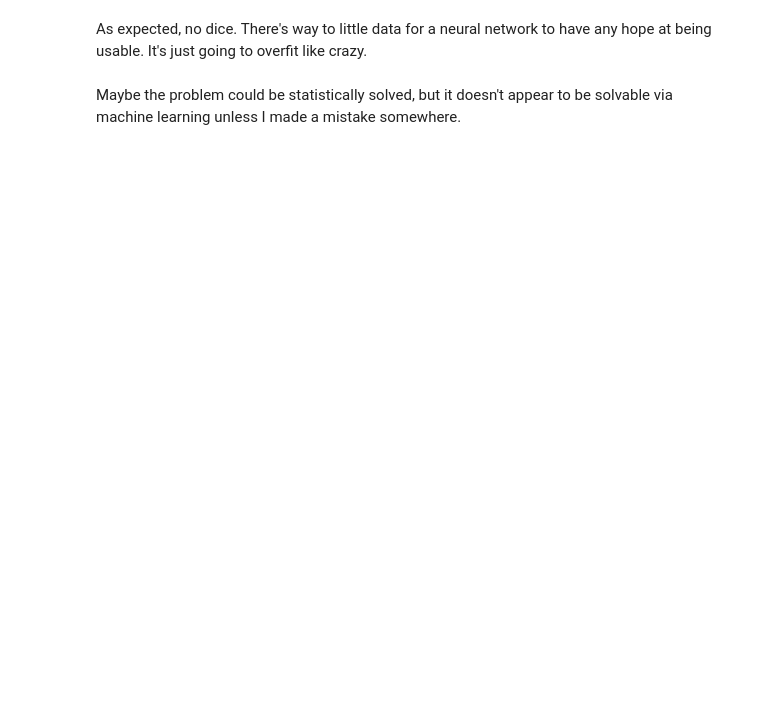
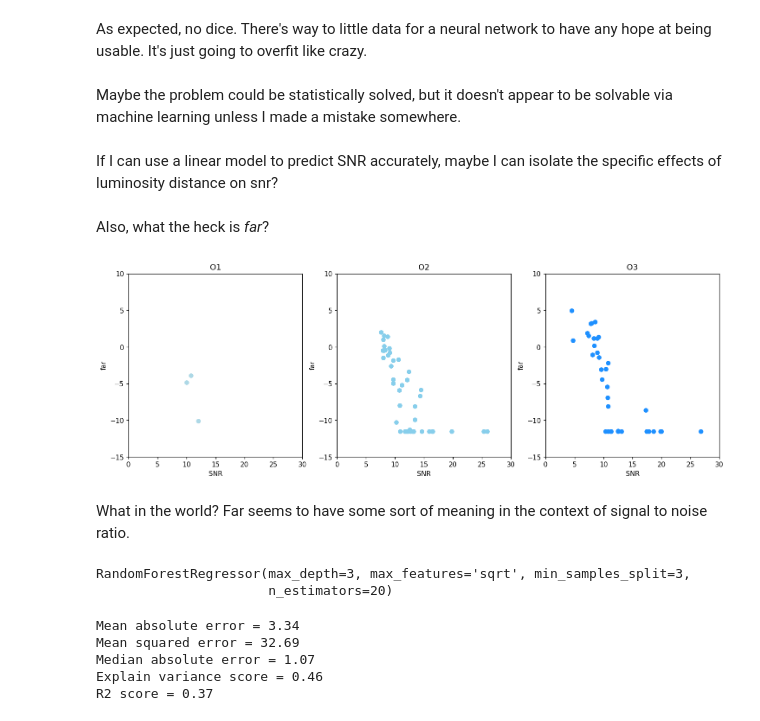
Before and after one commit to AndrewValentini/Gravitational-Waves-Research-23-24, a Jupyter notebook: Data Analysis/Regression.ipynb, the cells around one changed output. Saved outputs shown, nothing was run; the diff lists cells and outputs as text; code cells hidden in the pictures; blank space fills up the shorter version.

Commit message:
Started trying to predict SNR for O1-O3 data

```diff
--- a/Data Analysis/Regression.ipynb
+++ b/Data Analysis/Regression.ipynb
@@ -627,3 +634,33 @@ R2 score = -2.42
 As expected, no dice. There's way to little data for a neural network to have any hope at being usable. It's just going to overfit like crazy.
 # %% [markdown]
 Maybe the problem could be statistically solved, but it doesn't appear to be solvable via machine learning unless I made a mistake somewhere.
+# %% [markdown]
+If I can use a linear model to predict SNR accurately, maybe I can isolate the specific effects of luminosity distance on snr?
+# %% [markdown]
+Also, what the heck is *far*?
+# %%
+fig, ax = plt.subplots(1, 3, figsize=(16, 5), dpi=110)
+
+labels = ["O1", "O2", "O3"]
+colors = ["lightblue", "skyblue", "dodgerblue"]
+
+left_index = [0,1,2]
+right_index = [0,0,0]
+
+for o, dataset_label, color, li, ri in zip(range(1, 4), labels, colors, left_index, right_index):
+    snr = confident.where(confident["group"] == o)["snr"]
+    far = np.log(confident.where(confident["group"] == o)["far"])
+
+    ax[li].scatter(snr, far, color=colors[o - 1], label=labels[o - 1])
+
+    ax[li].set_xlim(0, 30)
+    ax[li].set_ylim(-15, 10)
+
+    ax[li].set_xlabel("SNR")
+    ax[li].set_ylabel("far")
+
+    ax[li].set_title(labels[o-1])
+# %% [output]
+[figure, added]
+# %% [markdown]
+What in the world? Far seems to have some sort of meaning in the context of signal to noise ratio.
@@ -629,0 +674,26 @@ Maybe the problem could be statistically solved, but it doesn't appear to be sol
+# %%
+rf = RandomForestRegressor(n_estimators = 20,
+                           min_samples_split = 3,
+                           max_depth=3,
+                           max_features = "sqrt",
+                           bootstrap = True)
+# I want to try to limit the depth it can use to draw inferences, and to mitigate overfitting I'm giving it more trees
+
+rf.fit(X_train, y_train)
+# %% [output]
+RandomForestRegressor(max_depth=3, max_features='sqrt', min_samples_split=3,
+                      n_estimators=20)
+# %%
+y_test_pred = rf.predict(X_test)
+
+print("Mean absolute error =", round(sm.mean_absolute_error(y_test, y_test_pred), 2))
+print("Mean squared error =", round(sm.mean_squared_error(y_test, y_test_pred), 2))
+print("Median absolute error =", round(sm.median_absolute_error(y_test, y_test_pred), 2))
+print("Explain variance score =", round(sm.explained_variance_score(y_test, y_test_pred), 2))
+print("R2 score =", round(sm.r2_score(y_test, y_test_pred), 2))
+# %% [output]
+Mean absolute error = 3.34
+Mean squared error = 32.69
+Median absolute error = 1.07
+Explain variance score = 0.46
+R2 score = 0.37
```
Also changed, not shown: parts of 29 cells of this notebook.
